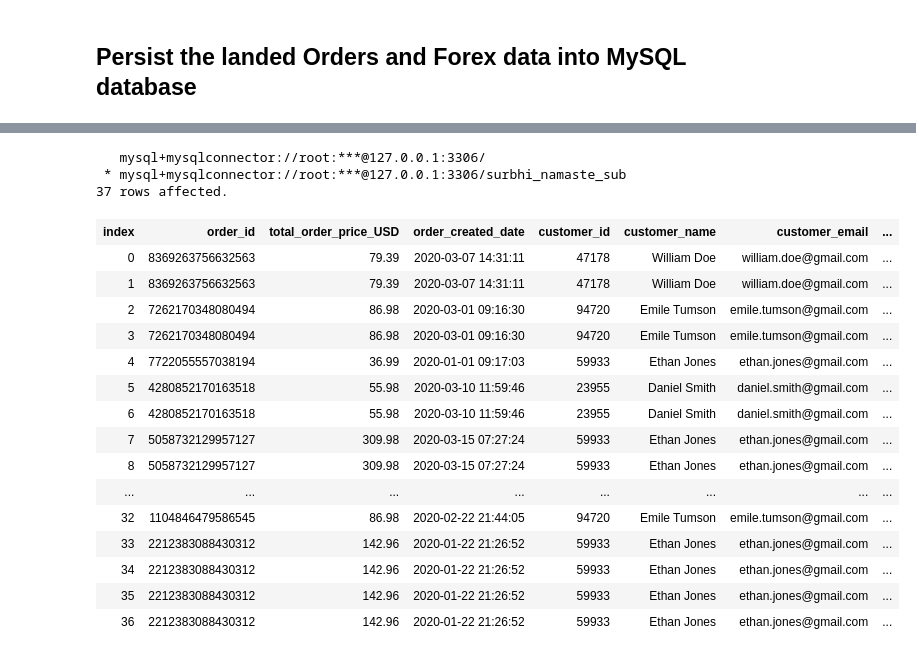
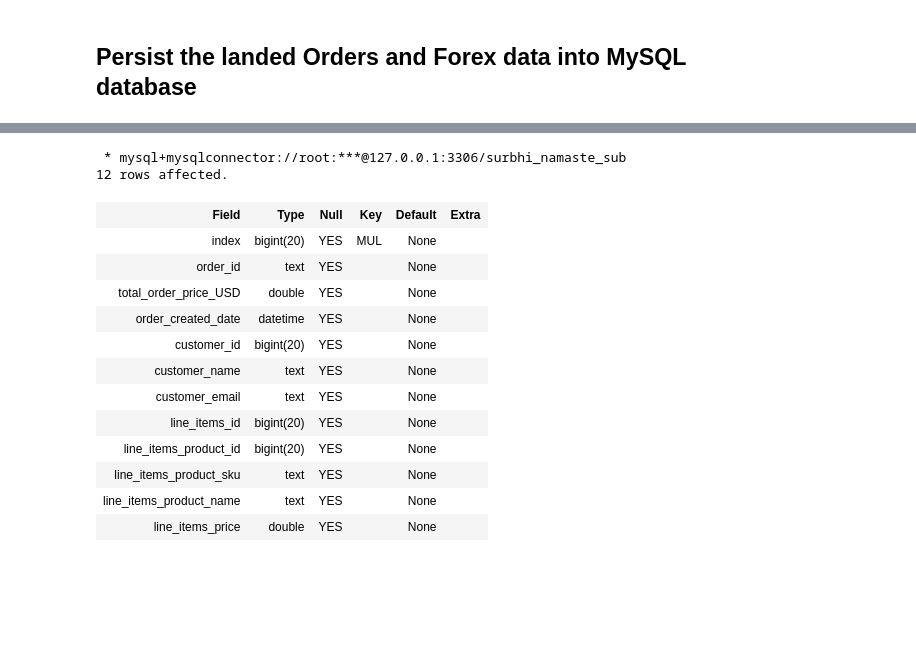
Before and after one commit to surbhigupt/Namaste-Tech, a Jupyter notebook: Namaste Tech.ipynb, the cells around one changed output, grey strips where cells are left out. Saved outputs shown, nothing was run; the diff lists cells and outputs as text; code cells hidden in the pictures; blank space fills up the shorter version.

```diff
--- a/Namaste Tech.ipynb
+++ b/Namaste Tech.ipynb
@@ -161,24 +168,18 @@ CREATE TABLE orders_table (
 # %%
-%%sql
-
-select * from orders_table;
+%sql DESCRIBE orders_table;
 # %% [output]
-   mysql+mysqlconnector://root:***@127.0.0.1:3306/
  * mysql+mysqlconnector://root:***@127.0.0.1:3306/surbhi_namaste_sub
-37 rows affected.
+12 rows affected.
-| index | order_id | total_order_price_USD | order_created_date | customer_id | customer_name | customer_email | ... |
-| 0 | 8369263756632563 | 79.39 | 2020-03-07 14:31:11 | 47178 | William Doe | william.doe@gmail.com | ... |
-| 1 | 8369263756632563 | 79.39 | 2020-03-07 14:31:11 | 47178 | William Doe | william.doe@gmail.com | ... |
-| 2 | 7262170348080494 | 86.98 | 2020-03-01 09:16:30 | 94720 | Emile Tumson | emile.tumson@gmail.com | ... |
-| 3 | 7262170348080494 | 86.98 | 2020-03-01 09:16:30 | 94720 | Emile Tumson | emile.tumson@gmail.com | ... |
-| 4 | 7722055557038194 | 36.99 | 2020-01-01 09:17:03 | 59933 | Ethan Jones | ethan.jones@gmail.com | ... |
-| 5 | 4280852170163518 | 55.98 | 2020-03-10 11:59:46 | 23955 | Daniel Smith | daniel.smith@gmail.com | ... |
-| 6 | 4280852170163518 | 55.98 | 2020-03-10 11:59:46 | 23955 | Daniel Smith | daniel.smith@gmail.com | ... |
-| 7 | 5058732129957127 | 309.98 | 2020-03-15 07:27:24 | 59933 | Ethan Jones | ethan.jones@gmail.com | ... |
-| 8 | 5058732129957127 | 309.98 | 2020-03-15 07:27:24 | 59933 | Ethan Jones | ethan.jones@gmail.com | ... |
-| ... | ... | ... | ... | ... | ... | ... | ... |
-| 32 | 1104846479586545 | 86.98 | 2020-02-22 21:44:05 | 94720 | Emile Tumson | emile.tumson@gmail.com | ... |
-| 33 | 2212383088430312 | 142.96 | 2020-01-22 21:26:52 | 59933 | Ethan Jones | ethan.jones@gmail.com | ... |
-| 34 | 2212383088430312 | 142.96 | 2020-01-22 21:26:52 | 59933 | Ethan Jones | ethan.jones@gmail.com | ... |
-| 35 | 2212383088430312 | 142.96 | 2020-01-22 21:26:52 | 59933 | Ethan Jones | ethan.jones@gmail.com | ... |
-| 36 | 2212383088430312 | 142.96 | 2020-01-22 21:26:52 | 59933 | Ethan Jones | ethan.jones@gmail.com | ... |
+| Field | Type | Null | Key | Default | Extra |
+| index | bigint(20) | YES | MUL | None |  |
+| order_id | text | YES |  | None |  |
+| total_order_price_USD | double | YES |  | None |  |
+| order_created_date | datetime | YES |  | None |  |
+| customer_id | bigint(20) | YES |  | None |  |
+| customer_name | text | YES |  | None |  |
+| customer_email | text | YES |  | None |  |
+| line_items_id | bigint(20) | YES |  | None |  |
+| line_items_product_id | bigint(20) | YES |  | None |  |
+| line_items_product_sku | text | YES |  | None |  |
+| line_items_product_name | text | YES |  | None |  |
+| line_items_price | double | YES |  | None |  |
```
Also changed, not shown: parts of 10 cells of this notebook.
